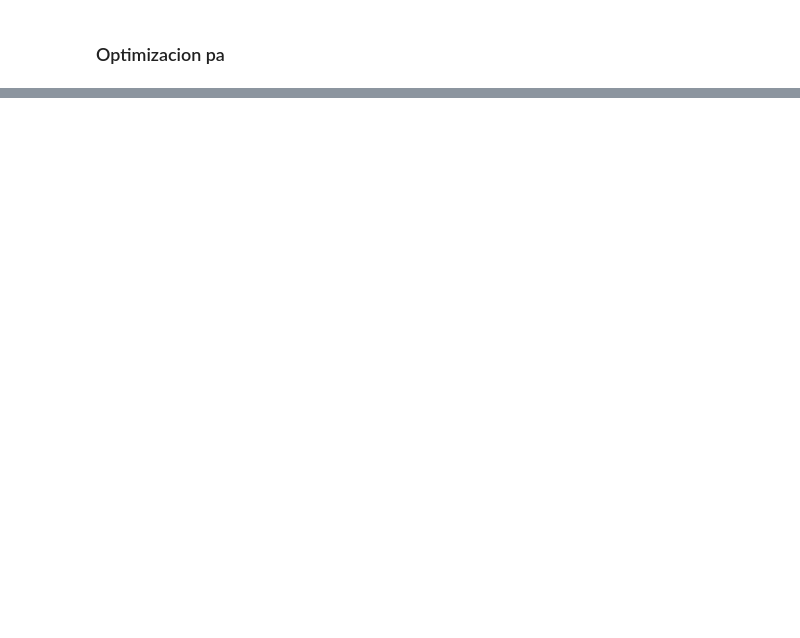
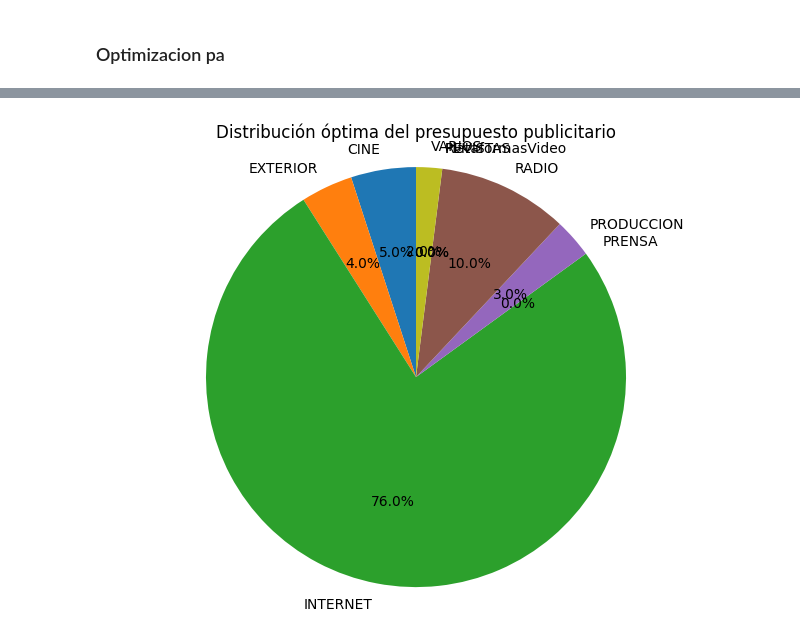
Before and after one commit to seerraa16/Caso02.-Modelo-de-Atribuci-n, a Jupyter notebook: Modelo_Atribucion.ipynb, the cells around one changed output, grey strips where cells are left out. Drawn from its saved outputs; the diff is of its cells as text; code cells hidden in the pictures; blank space fills up the shorter version.

```diff
--- a/Modelo_Atribucion.ipynb
+++ b/Modelo_Atribucion.ipynb
@@ -196,0 +184,14 @@ df_combined['Fecha'] = pd.to_datetime(df_combined['Fecha'], errors='coerce')
+# %%
+from sklearn.preprocessing import MinMaxScaler
+
+# Lista de columnas a escalar
+cols_to_scale = ['CINE', 'EXTERIOR', 'INTERNET', 'PRENSA', 'PRODUCCION', 'RADIO', 'REVISTAS', 'PlataformasVideo', 'VARIOS']
+
+# Filtrar solo las que realmente existen en el DataFrame (por si acaso alguna faltara)
+cols_to_scale = [col for col in cols_to_scale if col in df_combined.columns]
+
+# Aplicar MinMaxScaler
+scaler = MinMaxScaler()
+df_combined[cols_to_scale] = scaler.fit_transform(df_combined[cols_to_scale])
+
+print("✅ Columnas seleccionadas escaladas correctamente.")
@@ -479,0 +366,68 @@ Exterior: 5.0%
+# %%
+from scipy.optimize import minimize
+import matplotlib.pyplot as plt
+
+# Lista de canales y coeficientes del mejor modelo
+coeficientes = mejor_modelo[1]['Coeficientes'].copy()
+coef_inversion = coeficientes[variables_inversion].values
+n_canales = len(variables_inversion)
+presupuesto_total = df_combined['INV_Total'].mean()
+
+# Índices por grupo
+grupo_basicos = [variables_inversion.index(c) for c in ['PRENSA', 'RADIO', 'REVISTAS']]
+grupo_cine_video = [variables_inversion.index(c) for c in ['CINE', 'PlataformasVideo']]
+grupo_varios = [variables_inversion.index('VARIOS')]
+grupo_produccion = [variables_inversion.index('PRODUCCION')]
+grupo_exterior = [variables_inversion.index('EXTERIOR')]
+
+# Restricciones de mínimos por grupo
+minimos_por_grupo = [
+    (grupo_basicos, 0.10),
+    (grupo_cine_video, 0.05),
+    (grupo_varios, 0.02),
+    (grupo_produccion, 0.03),
+    (grupo_exterior, 0.04)
+]
+
+# Función objetivo
+def objetivo(x):
+    return -np.dot(coef_inversion, x)
+
+# Restricción total de presupuesto
+restriccion_total = {'type': 'eq', 'fun': lambda x: np.sum(x) - presupuesto_total}
+
+# Restricciones de mínimos por grupo
+restricciones = [restriccion_total]
+for indices, porcentaje in minimos_por_grupo:
+    restricciones.append({
+        'type': 'ineq',
+        'fun': lambda x, idx=indices, pct=porcentaje: np.sum(x[idx]) - (pct * presupuesto_total)
+    })
+
+# Cotas: 0 a sin límite (aunque el presupuesto total las limita)
+bounds = [(0, None) for _ in range(n_canales)]
+
+# Punto inicial: reparto equitativo
+x0 = np.repeat(presupuesto_total / n_canales, n_canales)
+
+# Optimizar
+res = minimize(objetivo, x0, method='SLSQP', bounds=bounds, constraints=restricciones)
+
+# Resultados
+asignacion = res.x
+porcentajes = asignacion / presupuesto_total * 100
+
+print("\n📊 Asignación óptima de presupuesto con mínimos:")
+for canal, valor, porc in zip(variables_inversion, asignacion, porcentajes):
+    print(f"{canal}: {valor:.2f} € ({porc:.2f}%)")
+
+print(f"\n💰 Total invertido: {np.sum(asignacion):.2f} € (presupuesto disponible: {presupuesto_total:.2f} €)")
+print(f"📈 Ventas estimadas: {-res.fun:.2f}")
+
+# Diagrama de pastel
+plt.figure(figsize=(8, 6))
+plt.pie(asignacion, labels=variables_inversion, autopct='%1.1f%%', startangle=90)
+plt.title("Distribución óptima del presupuesto publicitario")
+plt.axis('equal')  # Círculo perfecto
+plt.show()
+# %% [output]
@@ -479,0 +447 @@ Exterior: 5.0%
+[figure, added]
```
Also changed, not shown: parts of 16 cells of this notebook.
